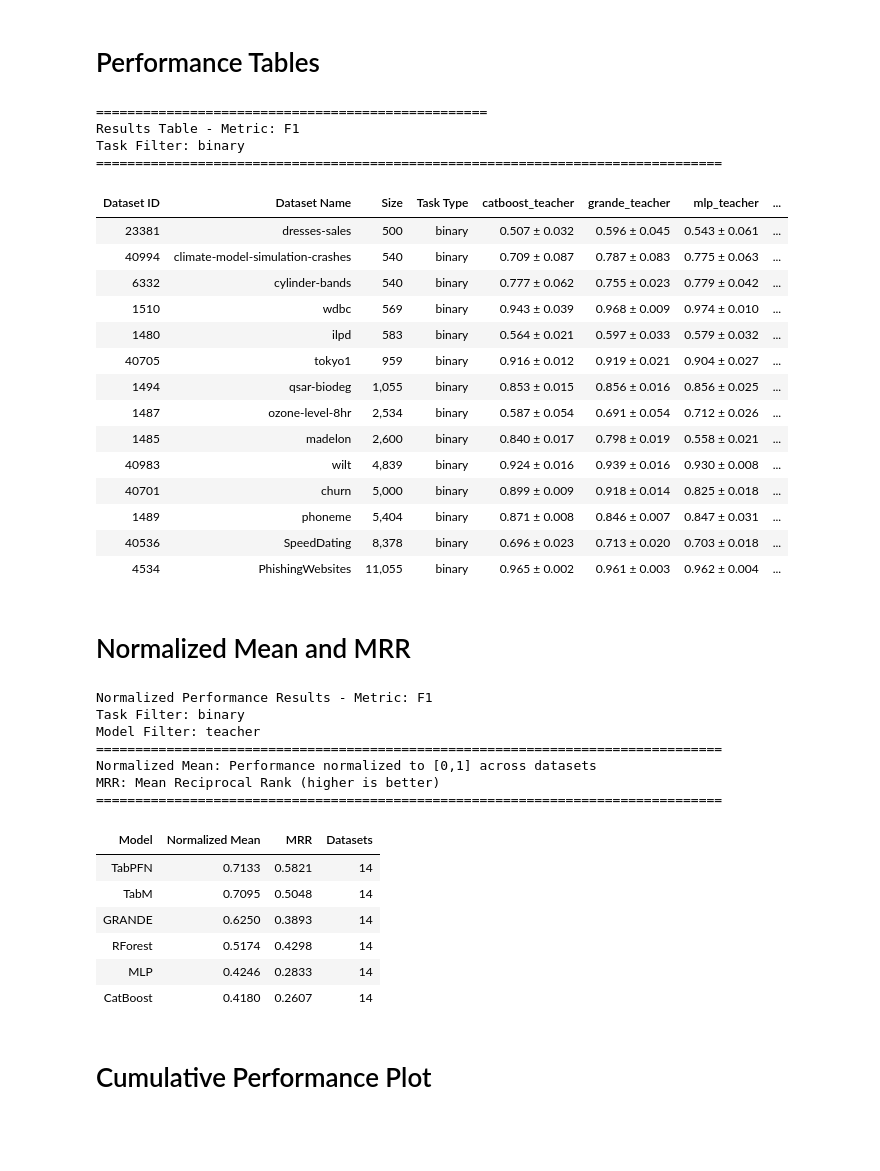
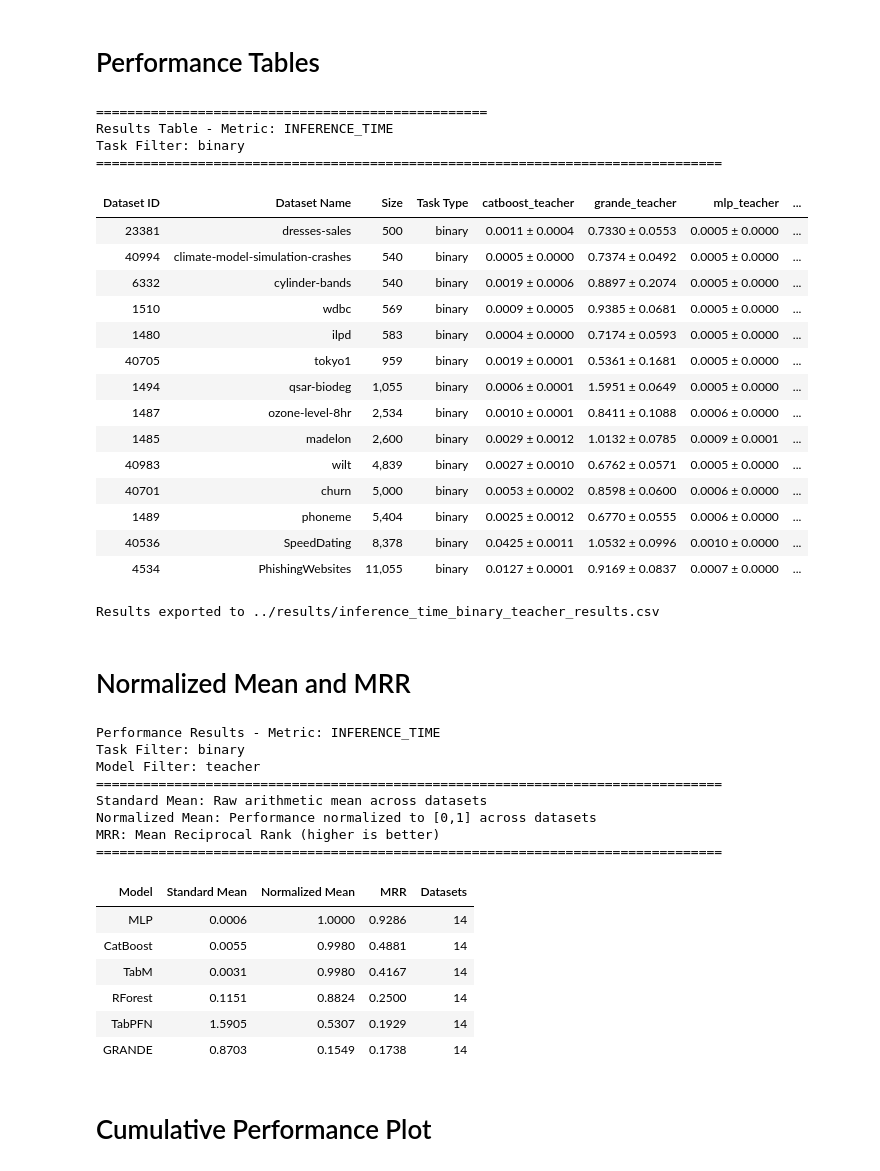
Before and after one commit to RaiiZen1/master-projectV2, a Jupyter notebook: notebooks/results_analysis.ipynb, the cells around one changed output. Saved outputs shown, nothing was run; the diff lists cells and outputs as text; code cells hidden in the pictures; blank space fills up the shorter version.

Commit message:
Implement code changes to enhance functionality and improve performance

```diff
--- a/notebooks/results_analysis.ipynb
+++ b/notebooks/results_analysis.ipynb
@@ -269,7 +269,7 @@ def create_results_table(metric='f1', task_filter=None, model_filter=None):
                 if mean_key in result and std_key in result:
                     mean_val = result[mean_key]
                     std_val = result[std_key]
-                    row[model_name] = f"{mean_val:.3f} ± {std_val:.3f}"
+                    row[model_name] = f"{mean_val:.4f} ± {std_val:.4f}" if metric == "inference_time" else f"{mean_val:.3f} ± {std_val:.3f}"
                     at_least_one_filtered_model_has_data = True
                 elif metric in result:  # Fallback if no std available
                     row[model_name] = f"{result[metric]:.3f}"
@@ -330,27 +330,34 @@ def display_results_table(metric='f1', task_filter=None, model_filter=None):
 # %%
 # First, let's see what metrics are available
 print("\n" + "="*50)
-table = display_results_table(metric='f1', task_filter='binary', model_filter='teacher')
+table = display_results_table(metric='inference_time', task_filter='binary', model_filter='teacher')
+
+# Export table to CSV
+if not table.empty:
+    output_csv_path = os.path.join("../results", "inference_time_binary_teacher_results.csv")
+    table.to_csv(output_csv_path, index=False)
+    print(f"Results exported to {output_csv_path}")
 # %% [output]
 ==================================================
-Results Table - Metric: F1
+Results Table - Metric: INFERENCE_TIME
 Task Filter: binary
 ================================================================================
 | Dataset ID | Dataset Name | Size | Task Type | catboost_teacher | grande_teacher | mlp_teacher | ... |
-| 23381 | dresses-sales | 500 | binary | 0.507 ± 0.032 | 0.596 ± 0.045 | 0.543 ± 0.061 | ... |
-| 40994 | climate-model-simulation-crashes | 540 | binary | 0.709 ± 0.087 | 0.787 ± 0.083 | 0.775 ± 0.063 | ... |
-| 6332 | cylinder-bands | 540 | binary | 0.777 ± 0.062 | 0.755 ± 0.023 | 0.779 ± 0.042 | ... |
-| 1510 | wdbc | 569 | binary | 0.943 ± 0.039 | 0.968 ± 0.009 | 0.974 ± 0.010 | ... |
-| 1480 | ilpd | 583 | binary | 0.564 ± 0.021 | 0.597 ± 0.033 | 0.579 ± 0.032 | ... |
-| 40705 | tokyo1 | 959 | binary | 0.916 ± 0.012 | 0.919 ± 0.021 | 0.904 ± 0.027 | ... |
-| 1494 | qsar-biodeg | 1,055 | binary | 0.853 ± 0.015 | 0.856 ± 0.016 | 0.856 ± 0.025 | ... |
-| 1487 | ozone-level-8hr | 2,534 | binary | 0.587 ± 0.054 | 0.691 ± 0.054 | 0.712 ± 0.026 | ... |
-| 1485 | madelon | 2,600 | binary | 0.840 ± 0.017 | 0.798 ± 0.019 | 0.558 ± 0.021 | ... |
-| 40983 | wilt | 4,839 | binary | 0.924 ± 0.016 | 0.939 ± 0.016 | 0.930 ± 0.008 | ... |
-| 40701 | churn | 5,000 | binary | 0.899 ± 0.009 | 0.918 ± 0.014 | 0.825 ± 0.018 | ... |
-| 1489 | phoneme | 5,404 | binary | 0.871 ± 0.008 | 0.846 ± 0.007 | 0.847 ± 0.031 | ... |
-| 40536 | SpeedDating | 8,378 | binary | 0.696 ± 0.023 | 0.713 ± 0.020 | 0.703 ± 0.018 | ... |
-| 4534 | PhishingWebsites | 11,055 | binary | 0.965 ± 0.002 | 0.961 ± 0.003 | 0.962 ± 0.004 | ... |
+| 23381 | dresses-sales | 500 | binary | 0.0011 ± 0.0004 | 0.7330 ± 0.0553 | 0.0005 ± 0.0000 | ... |
+| 40994 | climate-model-simulation-crashes | 540 | binary | 0.0005 ± 0.0000 | 0.7374 ± 0.0492 | 0.0005 ± 0.0000 | ... |
+| 6332 | cylinder-bands | 540 | binary | 0.0019 ± 0.0006 | 0.8897 ± 0.2074 | 0.0005 ± 0.0000 | ... |
+| 1510 | wdbc | 569 | binary | 0.0009 ± 0.0005 | 0.9385 ± 0.0681 | 0.0005 ± 0.0000 | ... |
+| 1480 | ilpd | 583 | binary | 0.0004 ± 0.0000 | 0.7174 ± 0.0593 | 0.0005 ± 0.0000 | ... |
+| 40705 | tokyo1 | 959 | binary | 0.0019 ± 0.0001 | 0.5361 ± 0.1681 | 0.0005 ± 0.0000 | ... |
+| 1494 | qsar-biodeg | 1,055 | binary | 0.0006 ± 0.0001 | 1.5951 ± 0.0649 | 0.0005 ± 0.0000 | ... |
+| 1487 | ozone-level-8hr | 2,534 | binary | 0.0010 ± 0.0001 | 0.8411 ± 0.1088 | 0.0006 ± 0.0000 | ... |
+| 1485 | madelon | 2,600 | binary | 0.0029 ± 0.0012 | 1.0132 ± 0.0785 | 0.0009 ± 0.0001 | ... |
+| 40983 | wilt | 4,839 | binary | 0.0027 ± 0.0010 | 0.6762 ± 0.0571 | 0.0005 ± 0.0000 | ... |
+| 40701 | churn | 5,000 | binary | 0.0053 ± 0.0002 | 0.8598 ± 0.0600 | 0.0006 ± 0.0000 | ... |
+| 1489 | phoneme | 5,404 | binary | 0.0025 ± 0.0012 | 0.6770 ± 0.0555 | 0.0006 ± 0.0000 | ... |
+| 40536 | SpeedDating | 8,378 | binary | 0.0425 ± 0.0011 | 1.0532 ± 0.0996 | 0.0010 ± 0.0000 | ... |
+| 4534 | PhishingWebsites | 11,055 | binary | 0.0127 ± 0.0001 | 0.9169 ± 0.0837 | 0.0007 ± 0.0000 | ... |
+Results exported to ../results/inference_time_binary_teacher_results.csv
 # %% [markdown]
 # Normalized Mean and MRR
 # %%
@@ -558,22 +575,23 @@ def display_normalized_results(metric='f1', task_filter=None, model_filter='both
 
     return df
 # %%
-table = display_normalized_results(metric='f1', task_filter='binary', model_filter='teacher')
+table = display_normalized_results(metric='inference_time', task_filter='binary', model_filter='teacher')
 # %% [output]
-Normalized Performance Results - Metric: F1
+Performance Results - Metric: INFERENCE_TIME
 Task Filter: binary
 Model Filter: teacher
 ================================================================================
+Standard Mean: Raw arithmetic mean across datasets
 Normalized Mean: Performance normalized to [0,1] across datasets
 MRR: Mean Reciprocal Rank (higher is better)
 ================================================================================
-| Model | Normalized Mean | MRR | Datasets |
-| TabPFN | 0.7133 | 0.5821 | 14 |
-| TabM | 0.7095 | 0.5048 | 14 |
-| GRANDE | 0.6250 | 0.3893 | 14 |
-| RForest | 0.5174 | 0.4298 | 14 |
-| MLP | 0.4246 | 0.2833 | 14 |
-| CatBoost | 0.4180 | 0.2607 | 14 |
+| Model | Standard Mean | Normalized Mean | MRR | Datasets |
+| MLP | 0.0006 | 1.0000 | 0.9286 | 14 |
+| CatBoost | 0.0055 | 0.9980 | 0.4881 | 14 |
+| TabM | 0.0031 | 0.9980 | 0.4167 | 14 |
+| RForest | 0.1151 | 0.8824 | 0.2500 | 14 |
+| TabPFN | 1.5905 | 0.5307 | 0.1929 | 14 |
+| GRANDE | 0.8703 | 0.1549 | 0.1738 | 14 |
 # %% [markdown]
 # Cumulative Performance Plot
 # %%
```
Also changed, not shown: parts of 1 cell of this notebook.
